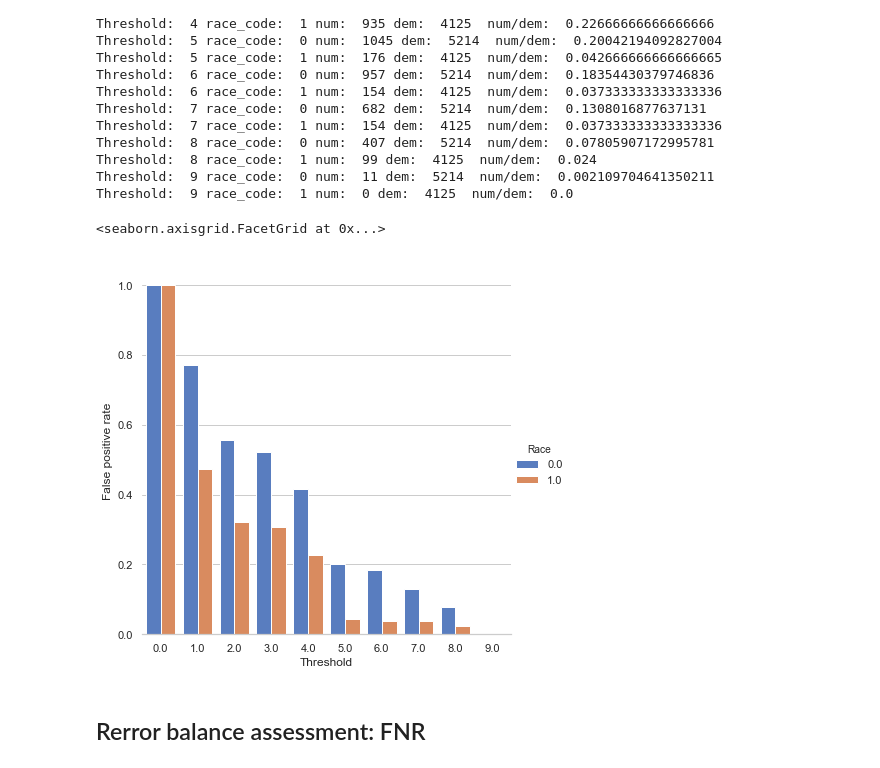
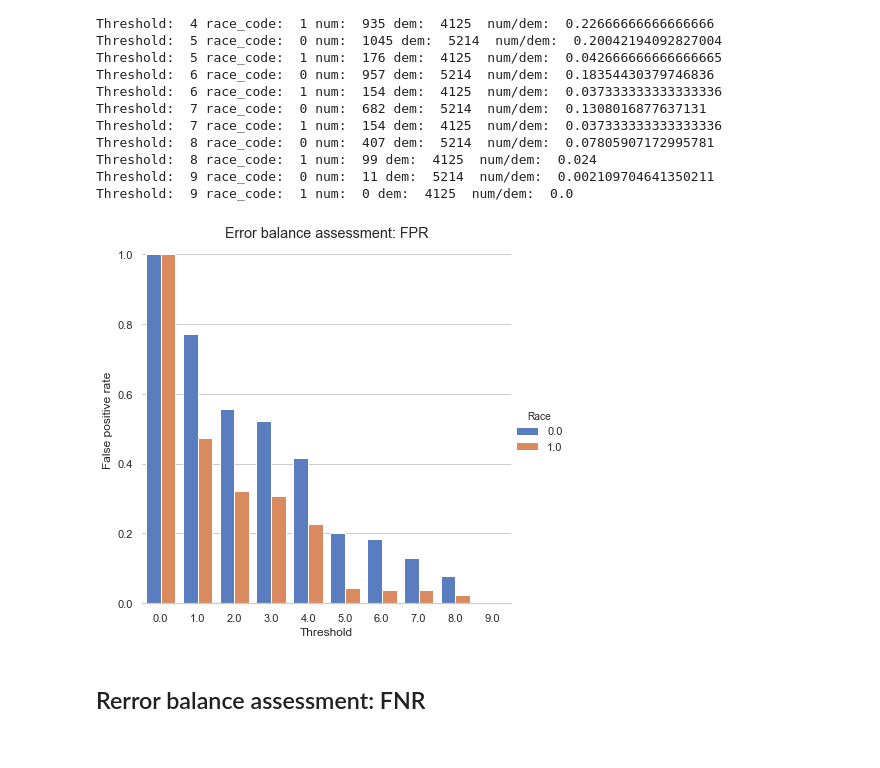
Before and after one commit to victorcaram/hcml-project, a Jupyter notebook: [TPFinal] Compas.ipynb, the cells around one changed output. Cells and saved outputs as stored; diff of their text form; code cells hidden in the pictures.

```diff
--- a/[TPFinal] Compas.ipynb
+++ b/[TPFinal] Compas.ipynb
@@ -292,14 +295,15 @@ Threshold:  9 race_code:  1 num:  0 dem:  4125  num/dem:  0.0
 # %%
 sns.set(style="whitegrid")
 
 # Draw a nested barplot to show survival for class and sex
 g = sns.catplot(x="Threshold", y="Probability", hue="Race", data=df_errorRate,
                 height=6, kind="bar", palette="muted")
 g.despine(left=True)
 g.set_ylabels("False positive rate")
+g.fig.suptitle('Error balance assessment: FPR')
+g.savefig("errorFPR.png")
 # %% [output]
-<seaborn.axisgrid.FacetGrid at 0x...>
-[figure, old version]
+[figure, new version]
 # %% [markdown]
 ## Rerror balance assessment: FNR
 # %%
```
Also changed, not shown: parts of 7 cells of this notebook, 4 other files.
